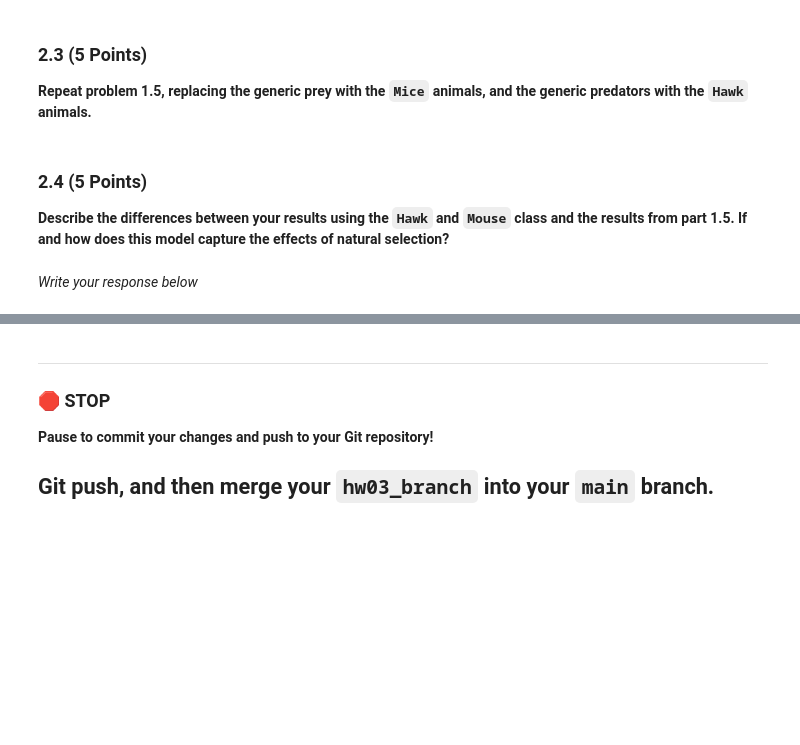
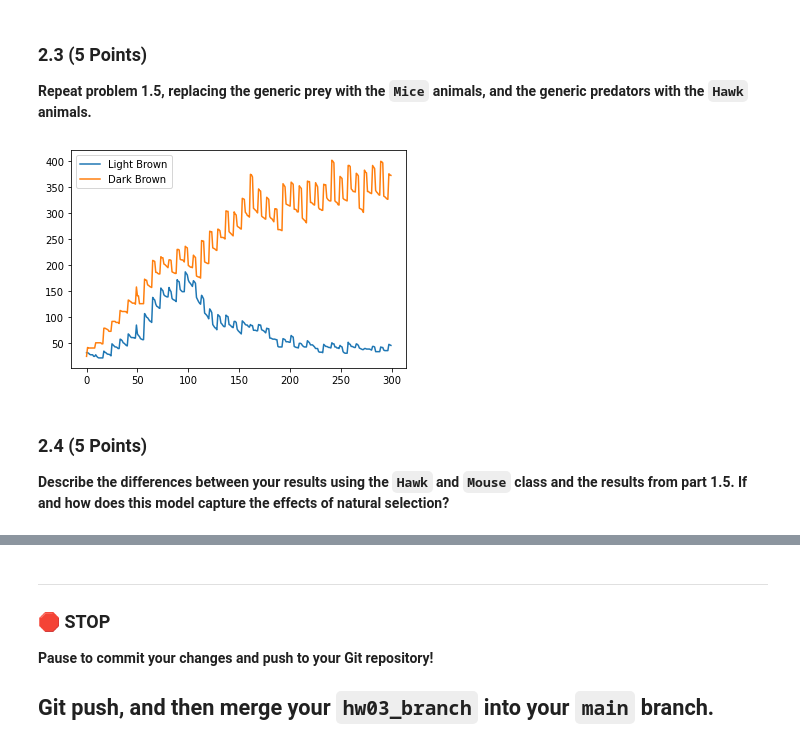
Before and after one commit to holscherj/CMSE202-s23-turnin, a Jupyter notebook: hw-03/HW3_ABMs_Jack_Holscher.ipynb, the cells around one changed output, grey strips where cells are left out. Cells and saved outputs as stored; diff of their text form; code cells hidden in the pictures; blank space fills up the shorter version.

```diff
--- a/hw-03/HW3_ABMs_Jack_Holscher.ipynb
+++ b/hw-03/HW3_ABMs_Jack_Holscher.ipynb
@@ -561,6 +713,32 @@ Create a new `Hawk` child class, using the `Animal_Agent` as the parent class. T
+# %%
+#Write your code here
+environment = Environment()
+
+# create prey
+for i in range(60):
+
+    allele_d = random.random()
+    allele_m = random.random()
+
+    if i % 3 == 0:
+        mouse = Mouse(sex="F")
+        mouse.set_allele(allele_d, allele_m)
+        environment.add_agent(mouse)
+    else:
+        mouse = Mouse(sex="M")
+        mouse.set_allele(allele_d, allele_m)
+        environment.add_agent(mouse)
+
+# create predators
+for i in range(5):
+    environment.add_agent(Hawk(shape="P", color="red"))
+
+
+# simulate
+environment.simulate_plot_populations(300)
+# %% [output]
+[figure, added]
 # %% [markdown]
 ### 2.4 (5 Points)
 
 **Describe the differences between your results using the `Hawk` and `Mouse` class and the results from part 1.5. If and how does this model capture the effects of natural selection?**
-# %% [markdown]
-*Write your response below*
```
Also changed, not shown: parts of 10 cells of this notebook.
